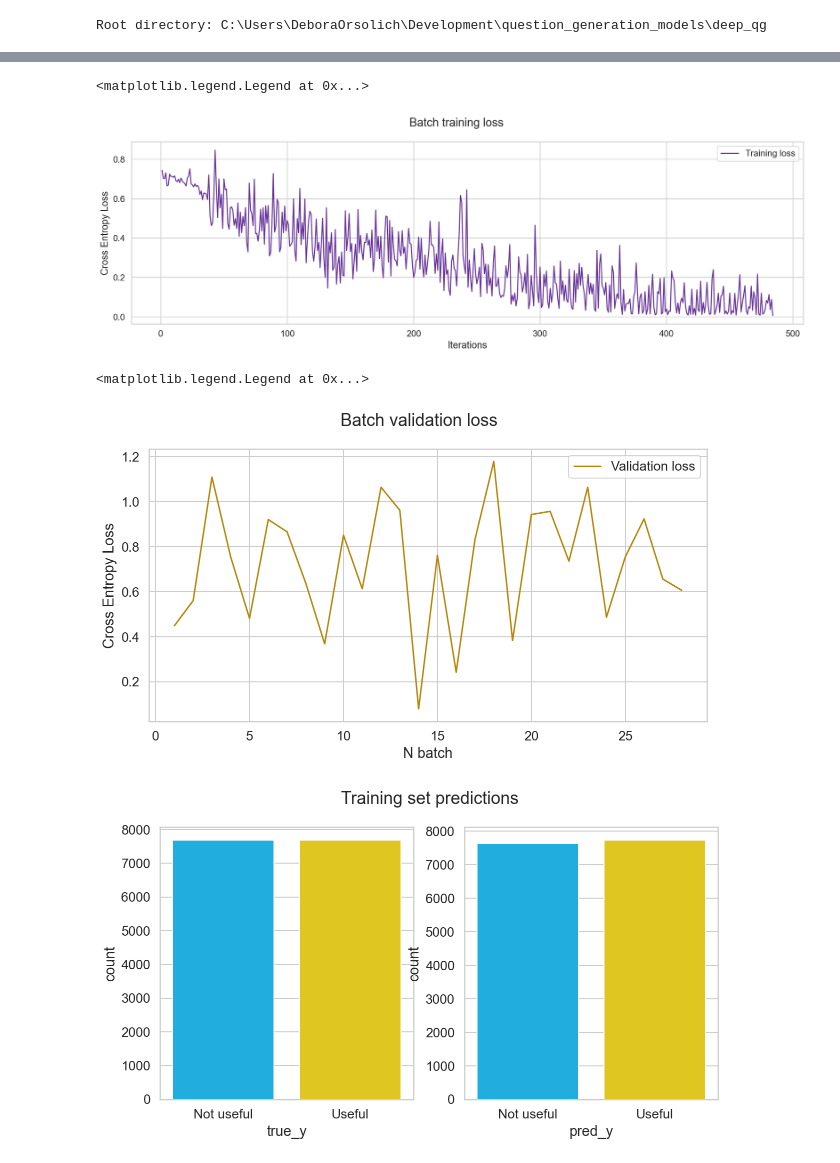
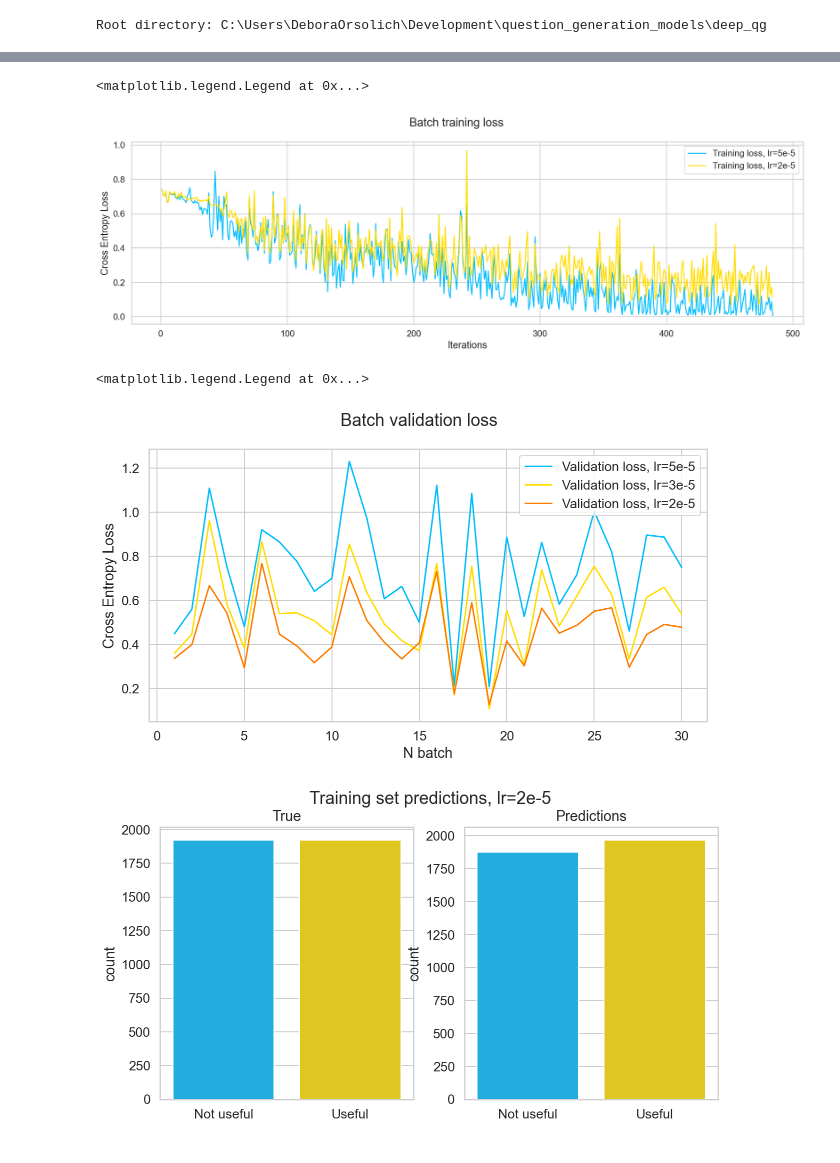
Before and after one commit to dorsolich/language-generation-with-LLM, a Jupyter notebook: qg/results_analysis/cls_results_analysis.ipynb, the cells around one changed output, grey strips where cells are left out. Cells and saved outputs as stored; diff of their text form; code cells hidden in the pictures.

```diff
--- a/qg/results_analysis/cls_results_analysis.ipynb
+++ b/qg/results_analysis/cls_results_analysis.ipynb
@@ -21,14 +28,10 @@ np.random.seed(RANDOM_SEED)
 # %%
 ROOT_DIR = pathlib.Path().resolve().parents[1]
 print(f"Root directory: {ROOT_DIR}")
-DATA_DIR = ROOT_DIR/'qg'/'transformers_models'/'results_2022-06-20_1655742201.648833'
+DATA_DIR_5 = ROOT_DIR/'qg'/'transformers_models'/'results_2022-06-20_1655742201.648833'
+
+DATA_DIR_2 = ROOT_DIR/'qg'/'transformers_models'/'results_2022-06-29_1656525344.955264'
+
+DATA_DIR_3 = ROOT_DIR/'qg'/'transformers_models'/'results_2022-06-29_1656530658.389673'
 # %% [output]
 Root directory: C:\Users\DeboraOrsolich\Development\question_generation_models\deep_qg
-# %%
-import json
-
-with open(DATA_DIR/"train_results_distilbert_base_cased_2022-06-20_1655742201.648833.json") as f:
-    train_results = json.load(f)
-
-with open(DATA_DIR/"test_results_distilbert_base_cased_2022-06-20_1655753602.7229006.json") as f:
-    val_results = json.load(f)
@@ -77,8 +140,12 @@ plt.legend()
 # %%
 rcParams['figure.figsize'] = 18, 5
-train_batch_loss = train_results["training_batch_loss_values"]
-batch = [i for i in range(1, len(train_batch_loss)+1)]
-sns.lineplot(x=batch, y=train_batch_loss, label="Training loss",  color="rebeccapurple")
+
+train_batch_loss_5 = train_results_5e5["training_batch_loss_values"]
+train_batch_loss_2 = train_results_2e5["training_batch_loss_values"]
+batch = [i for i in range(1, len(train_batch_loss_5)+1)]
+
+sns.lineplot(x=batch, y=train_batch_loss_5, label="Training loss, lr=5e-5")
+sns.lineplot(x=batch, y=train_batch_loss_2, label="Training loss, lr=2e-5")
 plt.suptitle("Batch training loss")
 # plt.suptitle("Cross entropy loss")
 plt.xlabel('Iterations')
@@ -86,16 +153,21 @@ plt.ylabel('Cross Entropy Loss')
 plt.legend()
 # %% [output]
 <matplotlib.legend.Legend at 0x...>
-[figure, old version]
+[figure, new version]
 # %%
 rcParams['figure.figsize'] = 10, 5
-val_batch_loss = val_results["validation_batch_loss_values"]
-batch = [i for i in range(1, len(val_batch_loss)+1)]
-sns.lineplot(x=batch, y=val_batch_loss, label="Validation loss", color="darkgoldenrod")
+val_batch_loss_5 = val_results_5e5["validation_batch_loss_values"]
+val_batch_loss_3 = val_results_3e5["validation_batch_loss_values"]
+val_batch_loss_2 = val_results_2e5["validation_batch_loss_values"]
+
+batch = [i for i in range(1, len(val_batch_loss_2)+1)]
+sns.lineplot(x=batch, y=val_batch_loss_5, label="Validation loss, lr=5e-5")
+sns.lineplot(x=batch, y=val_batch_loss_3, label="Validation loss, lr=3e-5")
+sns.lineplot(x=batch, y=val_batch_loss_2, label="Validation loss, lr=2e-5")
 plt.suptitle("Batch validation loss")
 plt.xlabel('N batch')
 plt.ylabel('Cross Entropy Loss')
 plt.legend()
 # %% [output]
 <matplotlib.legend.Legend at 0x...>
-[figure, old version]
+[figure, new version]
@@ -113,13 +196,35 @@ v_ys_df = pd.DataFrame.from_dict(val_ys)
+# %%
+train_pred_y_5 = train_results_5e5["pred_y"][11532:] # grabbing the predictions of the last batch
+train_pred_y_3 = train_results_3e5["pred_y"][11532:]
+train_pred_y_2 = train_results_2e5["pred_y"][11532:]
+
+train_true_y_5 = train_results_5e5["true_y"][11532:]
+train_true_y_3 = train_results_3e5["true_y"][11532:]
+train_true_y_2 = train_results_2e5["true_y"][11532:]
+
+val_pred_y_5 = val_results_5e5["pred_y"]
+val_pred_y_3 = val_results_3e5["pred_y"]
+val_pred_y_2 = val_results_2e5["pred_y"]
+
+val_true_y_5 = val_results_5e5["true_y"]
+val_true_y_3 = val_results_3e5["true_y"]
+val_true_y_2 = val_results_2e5["true_y"]
+
+assert len(train_pred_y_5) == len(train_pred_y_3) == len(train_pred_y_2) == 3844
+assert len(train_true_y_5) == len(train_true_y_3) == len(train_true_y_2) == 3844
+
+assert len(val_pred_y_5) == len(val_pred_y_3) == len(val_pred_y_2) == 960
+assert len(val_pred_y_5) == len(val_pred_y_3) == len(val_pred_y_2) == 960
 # %%
 fig, ax =plt.subplots(1,2)
-fig.suptitle("Training set predictions")
+fig.suptitle("Training set predictions, lr=2e-5")
 class_names = ['Not useful', 'Useful']
-sns.countplot(t_ys_df['true_y'], ax=ax[0])
-sns.countplot(t_ys_df['pred_y'], ax=ax[1])
+sns.countplot(train_true_y_2, ax=ax[0]).set_title("True")
+sns.countplot(train_pred_y_2, ax=ax[1]).set_title("Predictions")
 ax[0].set_xticklabels(class_names)
 ax[1].set_xticklabels(class_names)
 fig.show()
 # %% [output]
-[figure, old version]
+[figure, new version]
 # %%
 fig, ax =plt.subplots(1,2)
```
Also changed, not shown: parts of 18 cells of this notebook, 7 other files.
